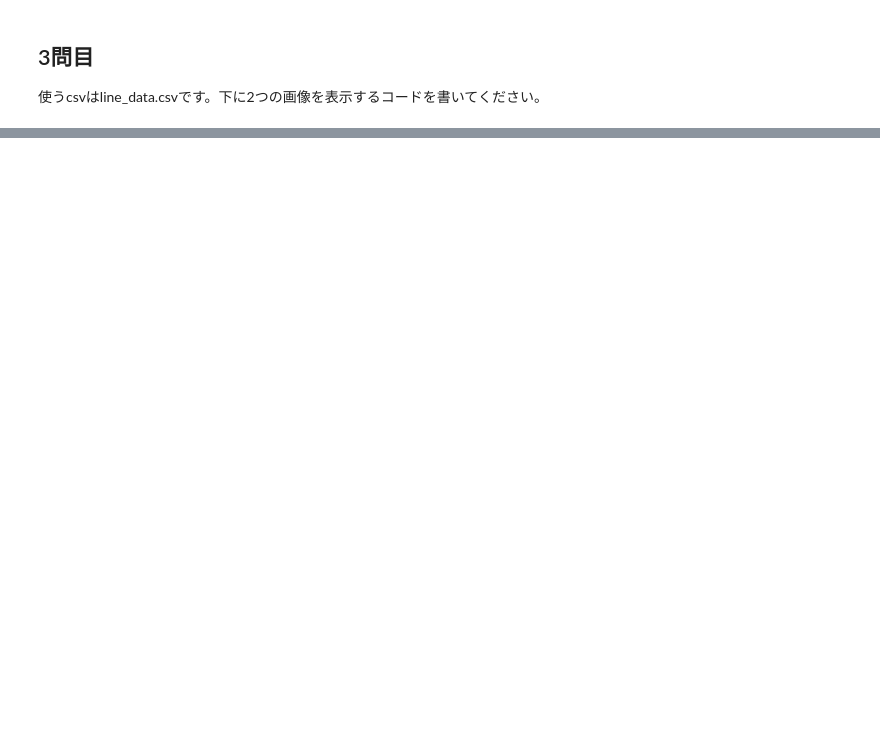
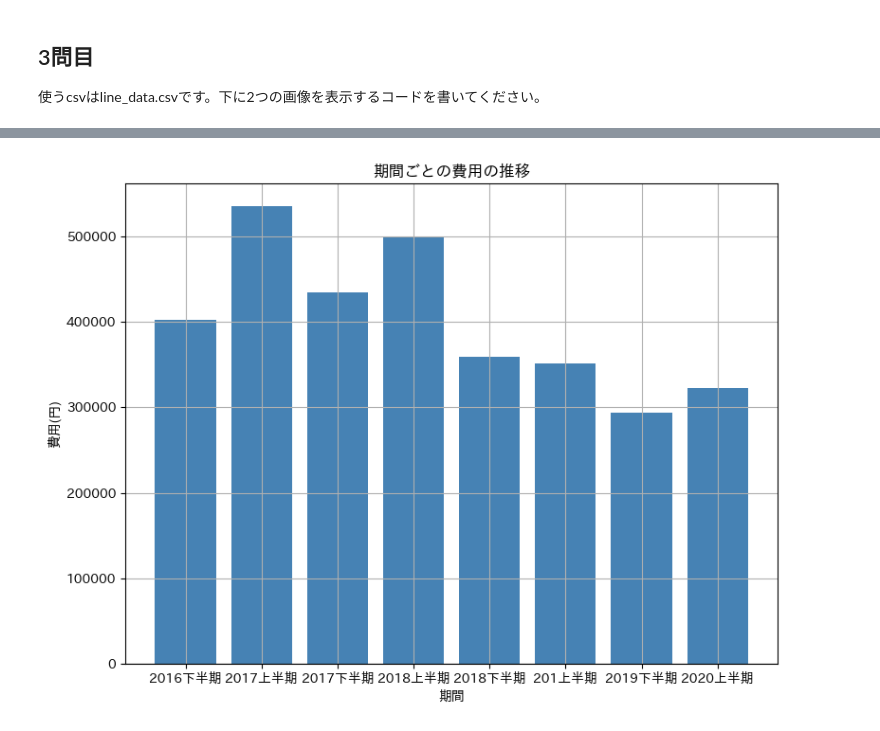
Before and after one commit to MotokiIketani2000/BasicPython, a Jupyter notebook: matplotlib_exercise.ipynb, the cells around one changed output, grey strips where cells are left out. Cells and saved outputs as stored; diff of their text form; code cells hidden in the pictures; blank space fills up the shorter version.

```diff
--- a/matplotlib_exercise.ipynb
+++ b/matplotlib_exercise.ipynb
@@ -61,7 +76,11 @@ plt.show()
 # %%
 plt.figure(figsize=(8, 6))
-plt.plot(df_line["x"], df_line["y2"], marker="s", linestyle="--", color="green")
-plt.title("折れ線グラフ (y2)")
-plt.xlabel("x 軸")
-plt.ylabel("y2")
+plt.bar(df_line["期間"],df_line["費用"], color="steelblue")
+plt.title("期間ごとの費用の推移")
+plt.xlabel("期間")
+plt.ylabel("費用(円)")
+plt.grid(True)
+plt.tight_layout()
 plt.show()
+# %% [output]
+[figure, added]
```
Also changed, not shown: parts of 5 cells of this notebook.
